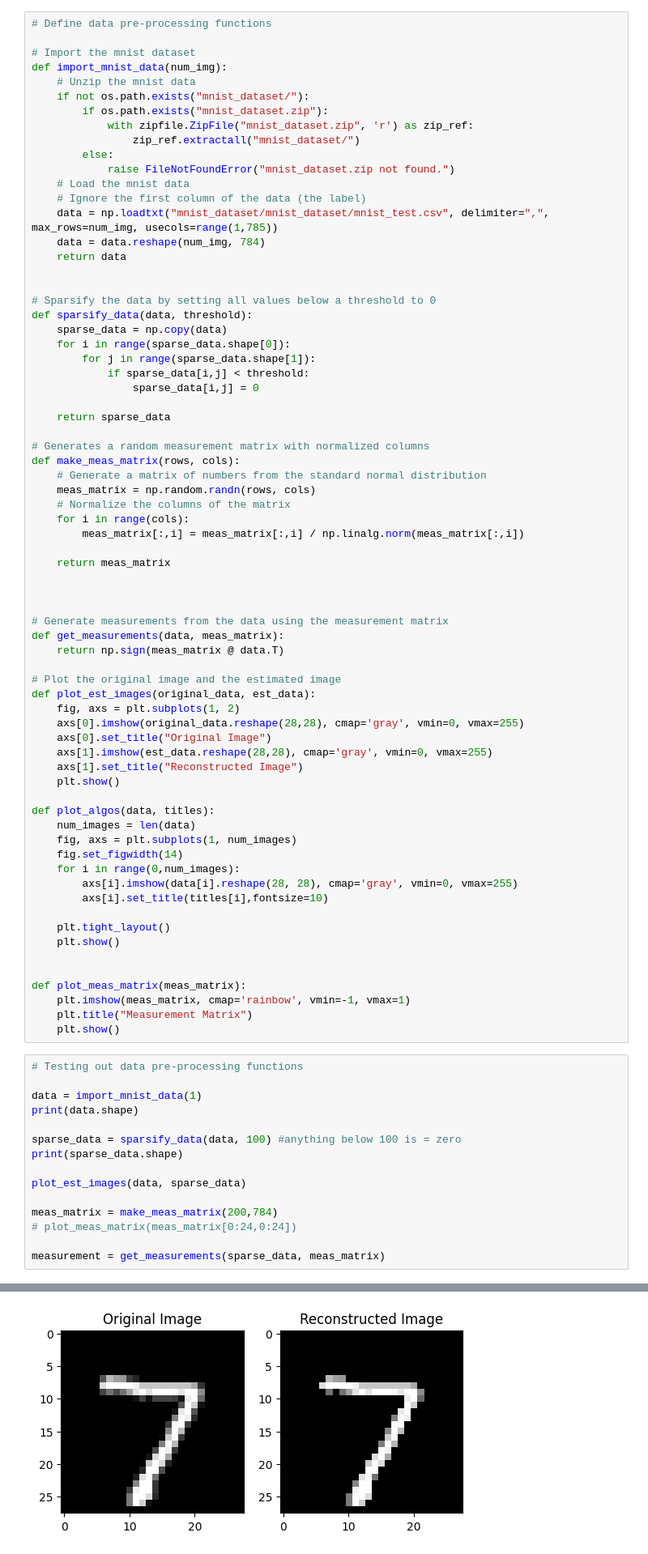
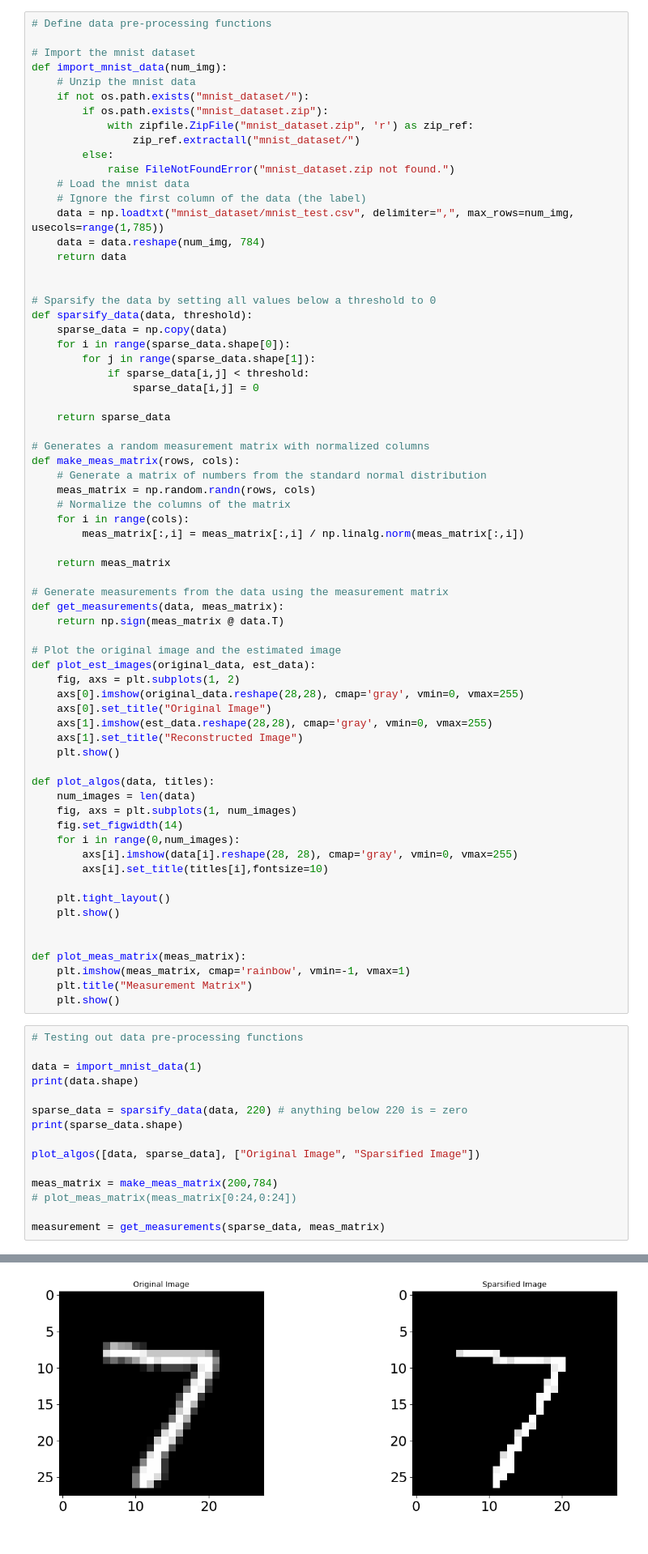
Before and after one commit to josephine-king/EE4740_ImageCompression, a Jupyter notebook: image_compression.ipynb, the cells around one changed output, grey strips where cells are left out. Shown: that part at 81% size. Cells and saved outputs as stored; diff of their text form.

Commit message:
updating plots

```diff
--- a/image_compression.ipynb
+++ b/image_compression.ipynb
@@ -22,7 +22,7 @@ def import_mnist_data(num_img):
             raise FileNotFoundError("mnist_dataset.zip not found.")
     # Load the mnist data
     # Ignore the first column of the data (the label)
-    data = np.loadtxt("mnist_dataset/mnist_dataset/mnist_test.csv", delimiter=",", max_rows=num_img, usecols=range(1,785))
+    data = np.loadtxt("mnist_dataset/mnist_test.csv", delimiter=",", max_rows=num_img, usecols=range(1,785))
     data = data.reshape(num_img, 784)
     return data
 
@@ -46,8 +46,6 @@ def make_meas_matrix(rows, cols):
         meas_matrix[:,i] = meas_matrix[:,i] / np.linalg.norm(meas_matrix[:,i])
 
     return meas_matrix
-
-
 
 # Generate measurements from the data using the measurement matrix
 def get_measurements(data, meas_matrix):
@@ -81,22 +79,22 @@ def plot_meas_matrix(meas_matrix):
 # %%
 # Testing out data pre-processing functions
 
 data = import_mnist_data(1)
 print(data.shape)
 
-sparse_data = sparsify_data(data, 100) #anything below 100 is = zero
+sparse_data = sparsify_data(data, 220) # anything below 220 is = zero
 print(sparse_data.shape)
 
-plot_est_images(data, sparse_data)
+plot_algos([data, sparse_data], ["Original Image", "Sparsified Image"])
 
 meas_matrix = make_meas_matrix(200,784)
 # plot_meas_matrix(meas_matrix[0:24,0:24])
 
 measurement = get_measurements(sparse_data, meas_matrix)
 # %% [output]
 (1, 784)
 (1, 784)
-[figure, old version]
+[figure, new version]
 # %% [markdown]
 **Helper Functions**
 # %%
```
Also changed, not shown: parts of 3 cells of this notebook.
